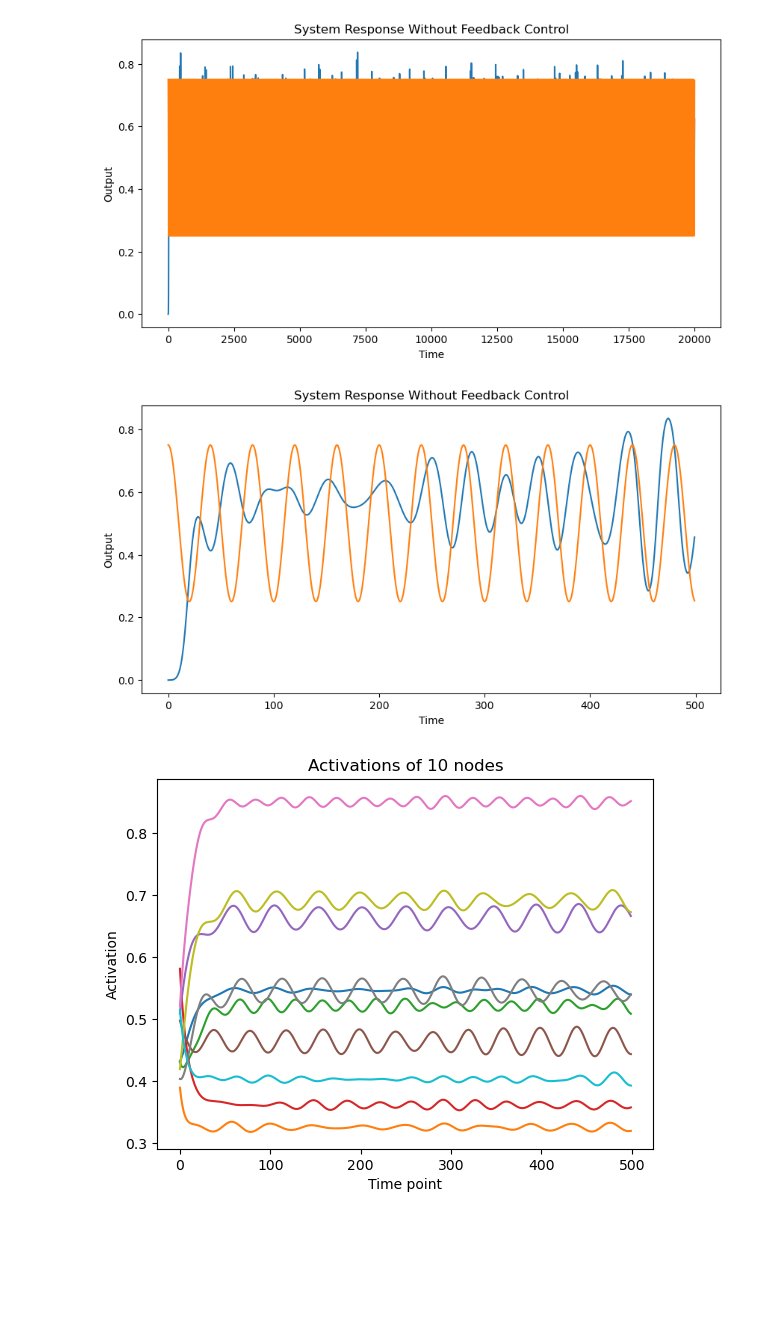
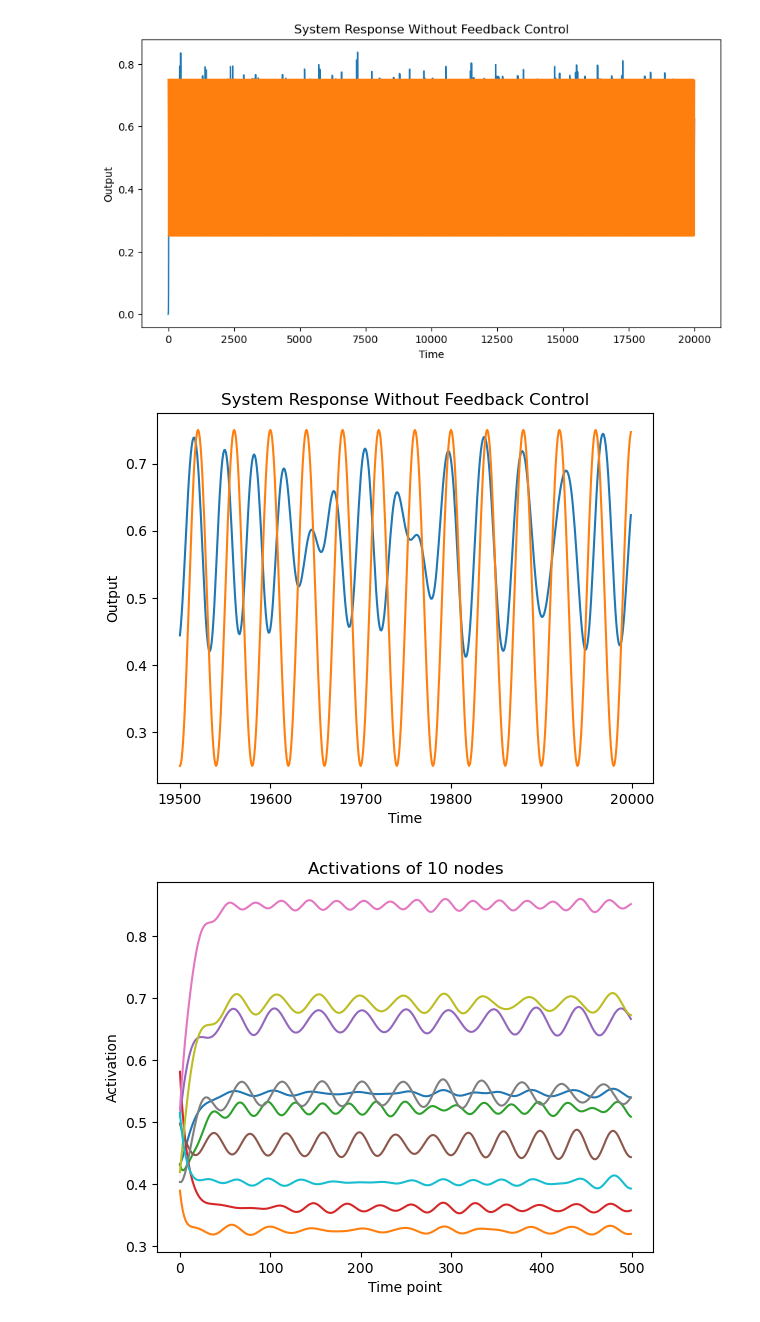
Before and after one commit to BeiGeJin/FBRNN, a Jupyter notebook: RNN/FORCE/FORCE_hebb_basis.ipynb, the cells around one changed output. Drawn from its saved outputs; the diff is of its cells as text; code cells hidden in the pictures; blank space fills up the shorter version.

```diff
--- a/RNN/FORCE/FORCE_hebb_basis.ipynb
+++ b/RNN/FORCE/FORCE_hebb_basis.ipynb
@@ -183,15 +183,17 @@ plt.show()
 # %% [output]
 [figure]
 # %%
-fig, ax = plt.subplots(figsize=(10, 5))
-plt.plot(time_points[0:500], outputs_ff_init[0:500])
-plt.plot(time_points[0:500], targets[0:500])
+# plt.plot(time_points[0:500], outputs_ff_init[0:500])
+# plt.plot(time_points[0:500], targets[0:500])
+plt.plot(time_points[-500:], outputs_ff_init[-500:])
+plt.plot(time_points[-500:], targets[-500:])
 plt.xlabel('Time')
 plt.ylabel('Output')
 plt.title('System Response Without Feedback Control')
-plt.show()
+if SAVEFIG:
+    plt.savefig("fig/FORCE_basis_ff_outputs_0605.png")
 # %% [output]
-[figure, old version]
+[figure, new version]
 # %%
 all_xs_ff_init = np.concatenate(xs_ff_init, axis=1)
 for i in range(0, 10):
```
Also changed, not shown: parts of 1 cell of this notebook, 1 other file.
